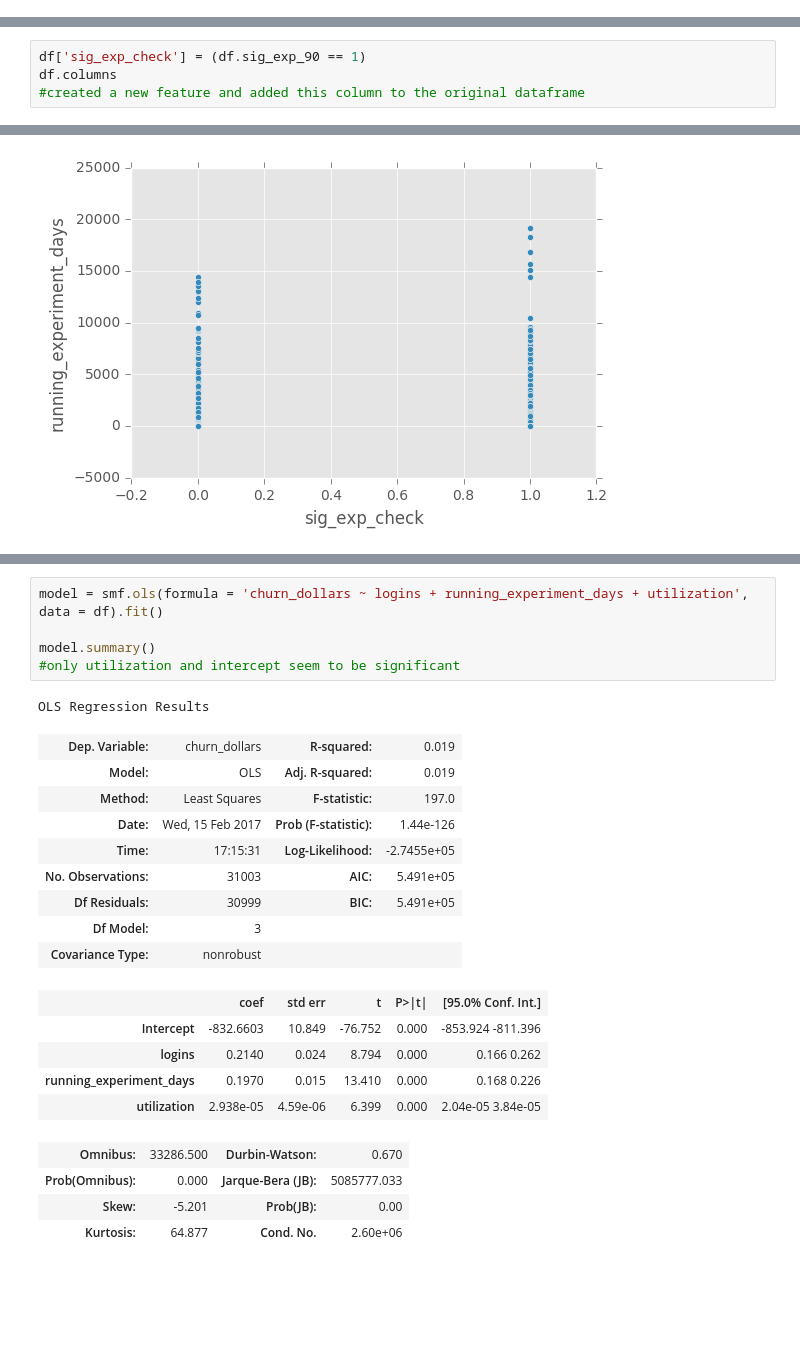
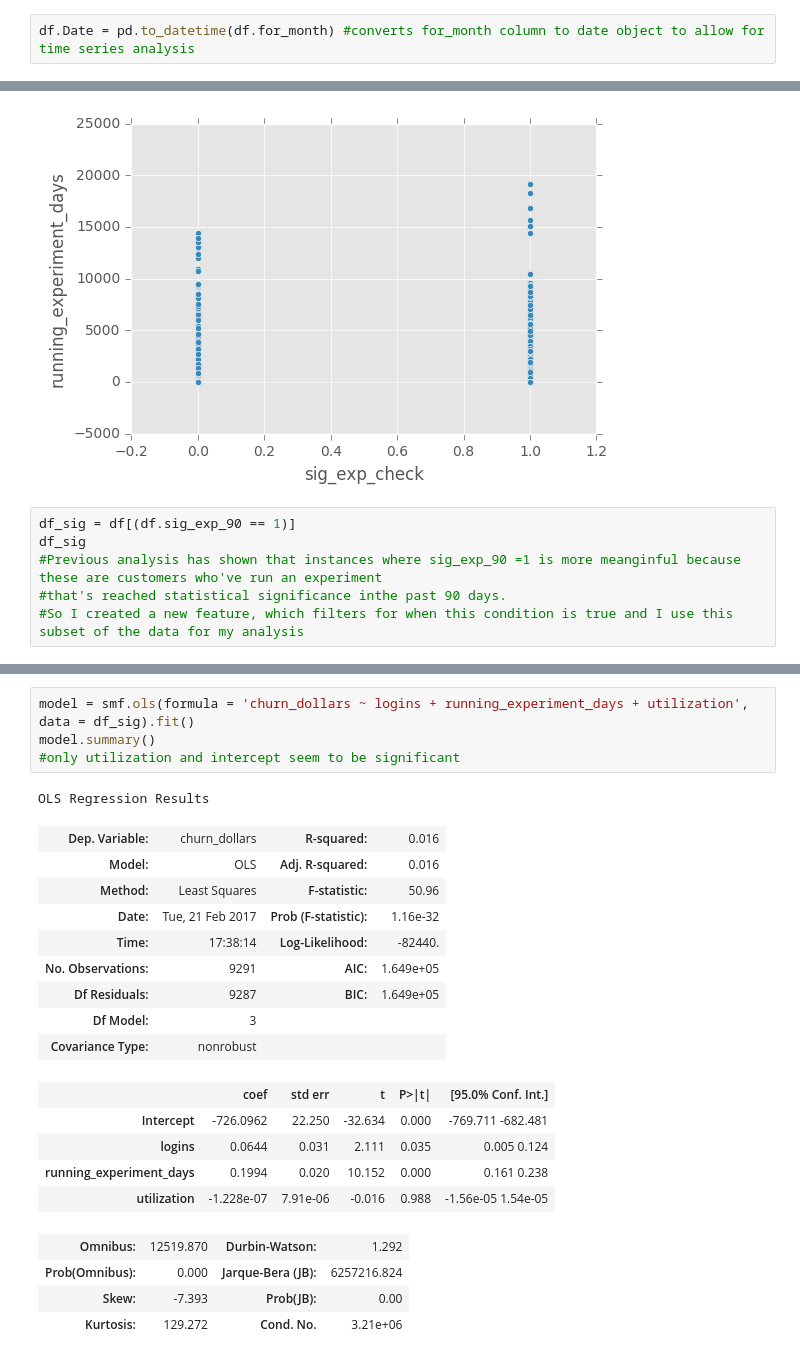
Before and after one commit to tonycaballero/DS-SF-30, a Jupyter notebook: final-project/Cube Analysis - full cube.ipynb, the cells around one changed output, grey strips where cells are left out. Drawn from its saved outputs; the diff is of its cells as text; blank space fills up the shorter version.

```diff
--- a/final-project/Cube Analysis - full cube.ipynb
+++ b/final-project/Cube Analysis - full cube.ipynb
@@ -81,0 +109,2 @@ df_sigexp = pd.get_dummies(df.sig_exp_90, prefix = 'sig_exp')
+# %%
+df.Date = pd.to_datetime(df.for_month) #converts for_month column to date object to allow for time series analysis
@@ -86,7 +133,3 @@ df.sig_exp_90.value_counts(dropna = False).sort_index()
 0    48392
 1    14130
 Name: sig_exp_90, dtype: int64
-# %%
-df['sig_exp_check'] = (df.sig_exp_90 == 1)
-df.columns
-#created a new feature and added this column to the original dataframe
@@ -115,3 +153,9 @@ df.plot(kind = 'scatter', x = 'sig_exp_check', y = 'running_experiment_days')
 # %% [output]
 <matplotlib.axes._subplots.AxesSubplot at 0x...>
 [figure]
+# %%
+df_sig = df[(df.sig_exp_90 == 1)]
+df_sig
+#Previous analysis has shown that instances where sig_exp_90 =1 is more meanginful because these are customers who've run an experiment
+#that's reached statistical significance inthe past 90 days.
+#So I created a new feature, which filters for when this condition is true and I use this subset of the data for my analysis
@@ -118,25 +202,24 @@ df.plot(kind = 'scatter', x = 'sig_exp_check', y = 'running_experiment_days')
 # %%
-model = smf.ols(formula = 'churn_dollars ~ logins + running_experiment_days + utilization', data = df).fit()
-
+model = smf.ols(formula = 'churn_dollars ~ logins + running_experiment_days + utilization', data = df_sig).fit()
 model.summary()
 #only utilization and intercept seem to be significant
 # %% [output]
 OLS Regression Results
-| Dep. Variable: | churn_dollars | R-squared: | 0.019 |
-| Model: | OLS | Adj. R-squared: | 0.019 |
-| Method: | Least Squares | F-statistic: | 197.0 |
-| Date: | Wed, 15 Feb 2017 | Prob (F-statistic): | 1.44e-126 |
-| Time: | 17:15:31 | Log-Likelihood: | -2.7455e+05 |
-| No. Observations: | 31003 | AIC: | 5.491e+05 |
-| Df Residuals: | 30999 | BIC: | 5.491e+05 |
+| Dep. Variable: | churn_dollars | R-squared: | 0.016 |
+| Model: | OLS | Adj. R-squared: | 0.016 |
+| Method: | Least Squares | F-statistic: | 50.96 |
+| Date: | Tue, 21 Feb 2017 | Prob (F-statistic): | 1.16e-32 |
+| Time: | 17:38:14 | Log-Likelihood: | -82440. |
+| No. Observations: | 9291 | AIC: | 1.649e+05 |
+| Df Residuals: | 9287 | BIC: | 1.649e+05 |
 | Df Model: | 3 |  |  |
 | Covariance Type: | nonrobust |  |  |
 |  | coef | std err | t | P>|t| | [95.0% Conf. Int.] |
-| Intercept | -832.6603 | 10.849 | -76.752 | 0.000 | -853.924 -811.396 |
-| logins | 0.2140 | 0.024 | 8.794 | 0.000 | 0.166 0.262 |
-| running_experiment_days | 0.1970 | 0.015 | 13.410 | 0.000 | 0.168 0.226 |
-| utilization | 2.938e-05 | 4.59e-06 | 6.399 | 0.000 | 2.04e-05 3.84e-05 |
+| Intercept | -726.0962 | 22.250 | -32.634 | 0.000 | -769.711 -682.481 |
+| logins | 0.0644 | 0.031 | 2.111 | 0.035 | 0.005 0.124 |
+| running_experiment_days | 0.1994 | 0.020 | 10.152 | 0.000 | 0.161 0.238 |
+| utilization | -1.228e-07 | 7.91e-06 | -0.016 | 0.988 | -1.56e-05 1.54e-05 |
-| Omnibus: | 33286.500 | Durbin-Watson: | 0.670 |
-| Prob(Omnibus): | 0.000 | Jarque-Bera (JB): | 5085777.033 |
-| Skew: | -5.201 | Prob(JB): | 0.00 |
-| Kurtosis: | 64.877 | Cond. No. | 2.60e+06 |
+| Omnibus: | 12519.870 | Durbin-Watson: | 1.292 |
+| Prob(Omnibus): | 0.000 | Jarque-Bera (JB): | 6257216.824 |
+| Skew: | -7.393 | Prob(JB): | 0.00 |
+| Kurtosis: | 129.272 | Cond. No. | 3.21e+06 |
```
Also changed, not shown: parts of 39 cells of this notebook, 2 other files.
